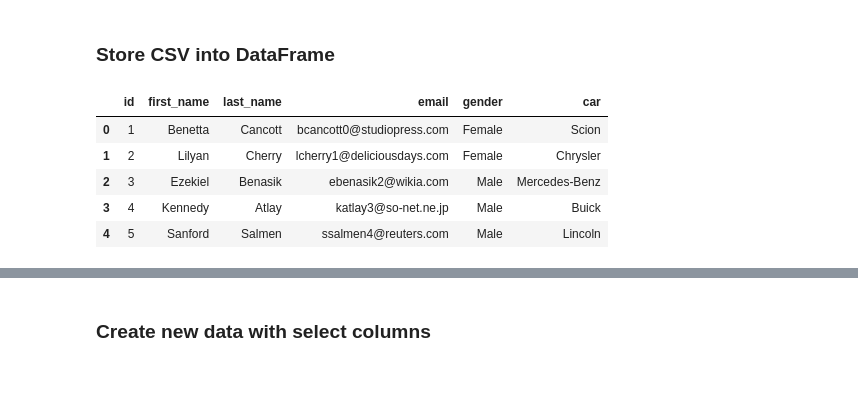
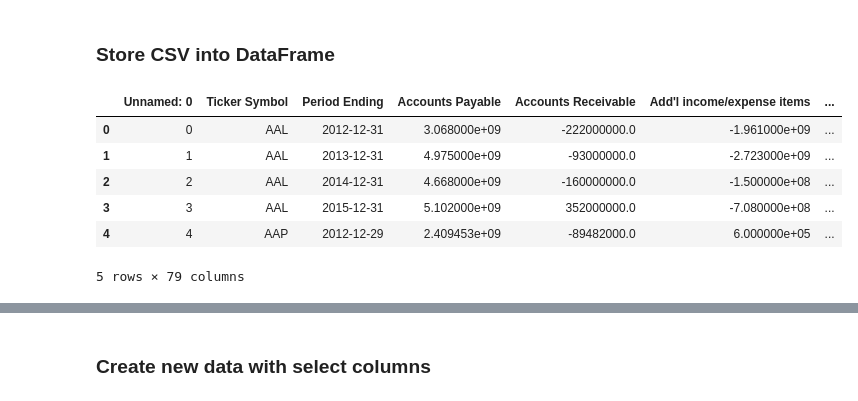
Before and after one commit to nickmangarella/stock-data-etl, a Jupyter notebook: stock_market_etl.ipynb, the cells around one changed output, grey strips where cells are left out. Drawn from its saved outputs; the diff is of its cells as text; code cells hidden in the pictures.

```diff
--- a/stock_market_etl.ipynb
+++ b/stock_market_etl.ipynb
@@ -4,14 +3,15 @@ from sqlalchemy import create_engine
 # %% [markdown]
 ### Store CSV into DataFrame
 # %%
-csv_file1 = "../Resources/fundamentals.csv"
+csv_file1 = "Resources/fundamentals.csv"
 fundamentals_data_df = pd.read_csv(csv_file1)
 fundamentals_data_df.head()
 # %% [output]
-|  | id | first_name | last_name | email | gender | car |
-| 0 | 1 | Benetta | Cancott | bcancott0@studiopress.com | Female | Scion |
-| 1 | 2 | Lilyan | Cherry | lcherry1@deliciousdays.com | Female | Chrysler |
-| 2 | 3 | Ezekiel | Benasik | ebenasik2@wikia.com | Male | Mercedes-Benz |
-| 3 | 4 | Kennedy | Atlay | katlay3@so-net.ne.jp | Male | Buick |
-| 4 | 5 | Sanford | Salmen | ssalmen4@reuters.com | Male | Lincoln |
+|  | Unnamed: 0 | Ticker Symbol | Period Ending | Accounts Payable | Accounts Receivable | Add'l income/expense items | ... |
+| 0 | 0 | AAL | 2012-12-31 | 3.068000e+09 | -222000000.0 | -1.961000e+09 | ... |
+| 1 | 1 | AAL | 2013-12-31 | 4.975000e+09 | -93000000.0 | -2.723000e+09 | ... |
+| 2 | 2 | AAL | 2014-12-31 | 4.668000e+09 | -160000000.0 | -1.500000e+08 | ... |
+| 3 | 3 | AAL | 2015-12-31 | 5.102000e+09 | 352000000.0 | -7.080000e+08 | ... |
+| 4 | 4 | AAP | 2012-12-29 | 2.409453e+09 | -89482000.0 | 6.000000e+05 | ... |
+5 rows × 79 columns
 # %%
```
Also changed, not shown: parts of 15 cells of this notebook.
